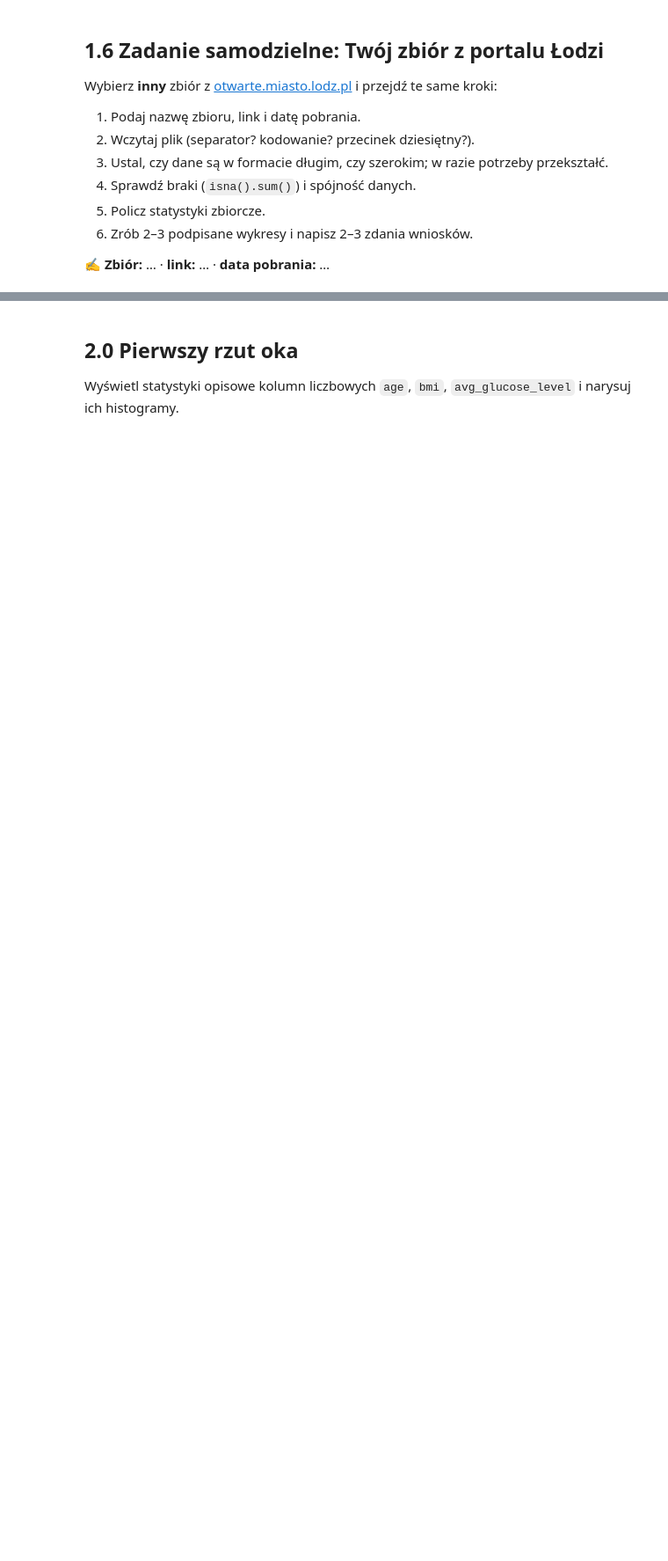
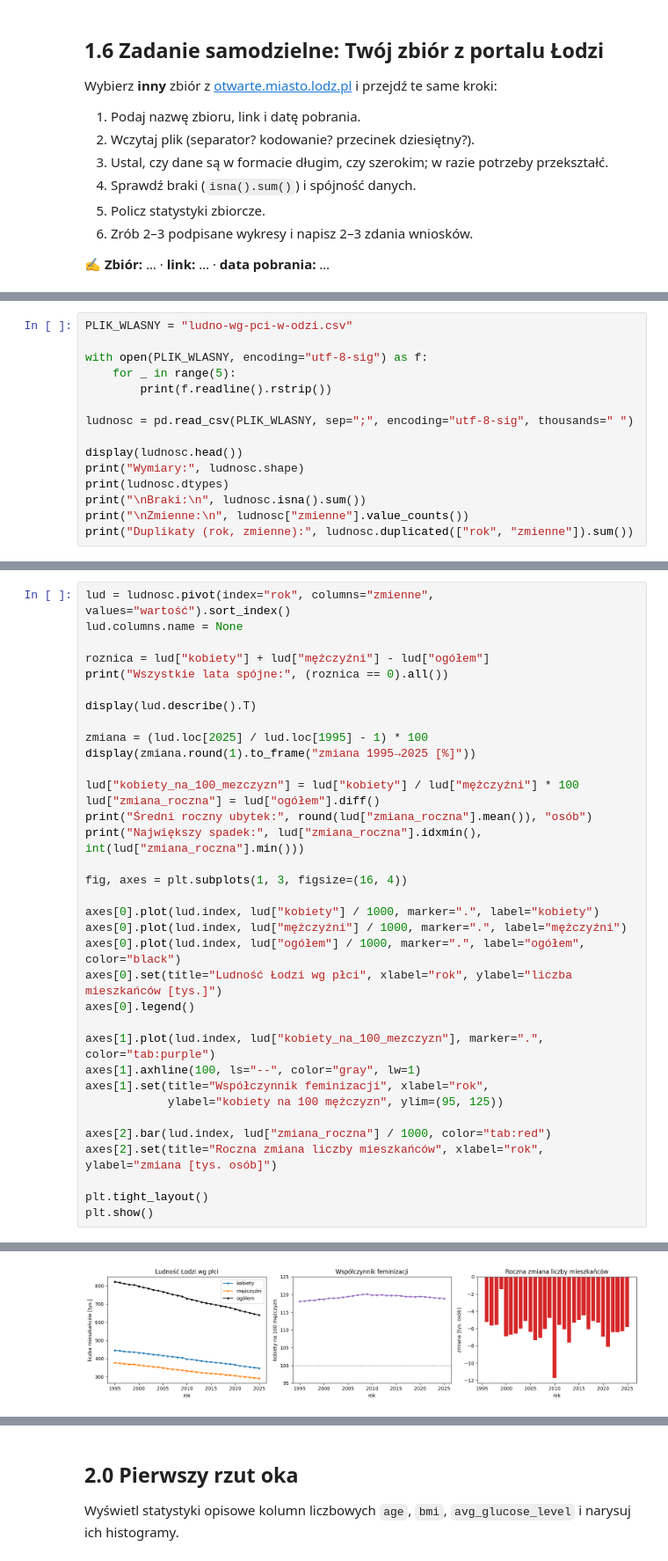
Before and after one commit to kuba11g/Eksploracja_Danych, a Jupyter notebook: lab03_otwarte_dane_odstajace.ipynb, the cells around one changed output, grey strips where cells are left out. Shown at 88% size. Saved outputs shown, nothing was run; the diff lists cells and outputs as text; blank space fills up the shorter version.

```diff
--- a/lab03_otwarte_dane_odstajace.ipynb
+++ b/lab03_otwarte_dane_odstajace.ipynb
@@ -140,0 +238,15 @@ Wybierz **inny** zbiór z [otwarte.miasto.lodz.pl](https://otwarte.miasto.lodz.p
+# %%
+PLIK_WLASNY = "ludno-wg-pci-w-odzi.csv"
+
+with open(PLIK_WLASNY, encoding="utf-8-sig") as f:
+    for _ in range(5):
+        print(f.readline().rstrip())
+
+ludnosc = pd.read_csv(PLIK_WLASNY, sep=";", encoding="utf-8-sig", thousands=" ")
+
+display(ludnosc.head())
+print("Wymiary:", ludnosc.shape)
+print(ludnosc.dtypes)
+print("\nBraki:\n", ludnosc.isna().sum())
+print("\nZmienne:\n", ludnosc["zmienne"].value_counts())
+print("Duplikaty (rok, zmienne):", ludnosc.duplicated(["rok", "zmienne"]).sum())
@@ -140,0 +282,36 @@ Wybierz **inny** zbiór z [otwarte.miasto.lodz.pl](https://otwarte.miasto.lodz.p
+# %%
+lud = ludnosc.pivot(index="rok", columns="zmienne", values="wartość").sort_index()
+lud.columns.name = None
+
+roznica = lud["kobiety"] + lud["mężczyźni"] - lud["ogółem"]
+print("Wszystkie lata spójne:", (roznica == 0).all())
+
+display(lud.describe().T)
+
+zmiana = (lud.loc[2025] / lud.loc[1995] - 1) * 100
+display(zmiana.round(1).to_frame("zmiana 1995→2025 [%]"))
+
+lud["kobiety_na_100_mezczyzn"] = lud["kobiety"] / lud["mężczyźni"] * 100
+lud["zmiana_roczna"] = lud["ogółem"].diff()
+print("Średni roczny ubytek:", round(lud["zmiana_roczna"].mean()), "osób")
+print("Największy spadek:", lud["zmiana_roczna"].idxmin(), int(lud["zmiana_roczna"].min()))
+
+fig, axes = plt.subplots(1, 3, figsize=(16, 4))
+
+axes[0].plot(lud.index, lud["kobiety"] / 1000, marker=".", label="kobiety")
+axes[0].plot(lud.index, lud["mężczyźni"] / 1000, marker=".", label="mężczyźni")
+axes[0].plot(lud.index, lud["ogółem"] / 1000, marker=".", label="ogółem", color="black")
+axes[0].set(title="Ludność Łodzi wg płci", xlabel="rok", ylabel="liczba mieszkańców [tys.]")
+axes[0].legend()
+
+axes[1].plot(lud.index, lud["kobiety_na_100_mezczyzn"], marker=".", color="tab:purple")
+axes[1].axhline(100, ls="--", color="gray", lw=1)
+axes[1].set(title="Współczynnik feminizacji", xlabel="rok",
+            ylabel="kobiety na 100 mężczyzn", ylim=(95, 125))
+
+axes[2].bar(lud.index, lud["zmiana_roczna"] / 1000, color="tab:red")
+axes[2].set(title="Roczna zmiana liczby mieszkańców", xlabel="rok", ylabel="zmiana [tys. osób]")
+
+plt.tight_layout()
+plt.show()
+# %% [output]
@@ -141 +329,2 @@ Wybierz **inny** zbiór z [otwarte.miasto.lodz.pl](https://otwarte.miasto.lodz.p
+[figure, added]
 # %% [markdown]
```
Also changed, not shown: parts of 38 cells of this notebook.
